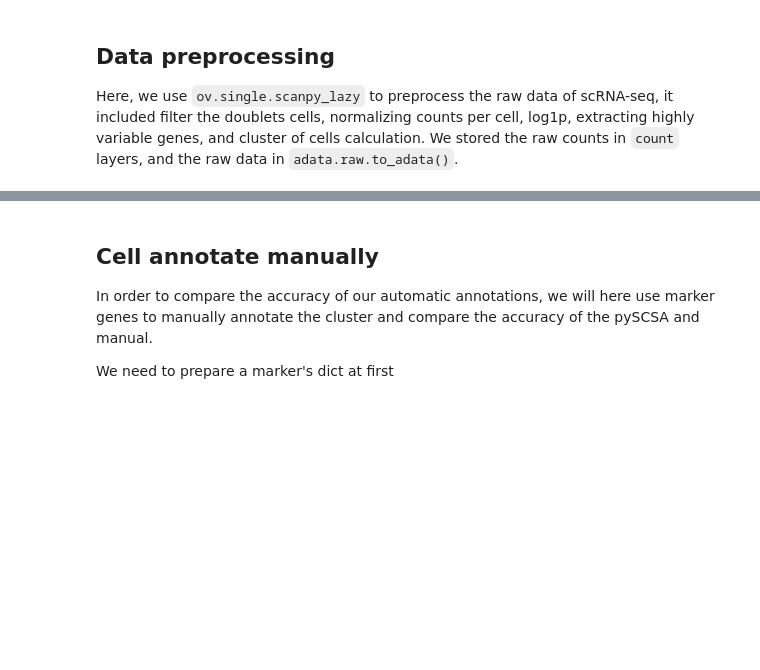
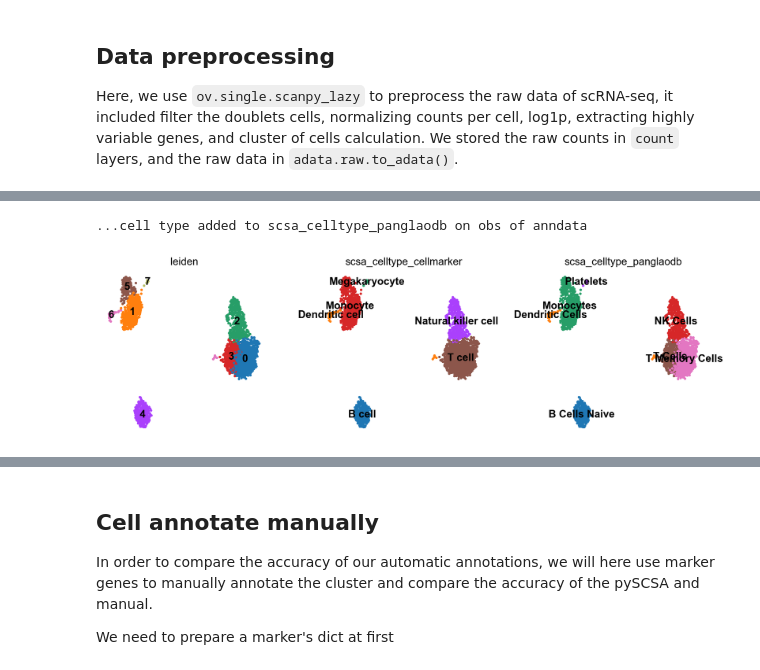
Before and after one commit to Starlitnightly/omicverse, a Jupyter notebook: omicverse_guide/docs/Tutorials-single/t_cellanno.ipynb, the cells around one changed output, grey strips where cells are left out. Cells and saved outputs as stored; diff of their text form; code cells hidden in the pictures; blank space fills up the shorter version.

```diff
--- a/omicverse_guide/docs/Tutorials-single/t_cellanno.ipynb
+++ b/omicverse_guide/docs/Tutorials-single/t_cellanno.ipynb
@@ -176,0 +185,8 @@ sc.pl.umap(adata, color=['leiden','scsa_celltype'], legend_loc='on data', frameo
+# %%
+scsa.cell_auto_anno(adata,key='scsa_celltype_panglaodb')
+# %% [output]
+...cell type added to scsa_celltype_panglaodb on obs of anndata
+# %%
+sc.pl.umap(adata, color=['leiden','scsa_celltype_cellmarker','scsa_celltype_panglaodb'], legend_loc='on data', frameon=False)
+# %% [output]
+[figure, added]
```
Also changed, not shown: parts of 25 cells of this notebook, 1 other file.
